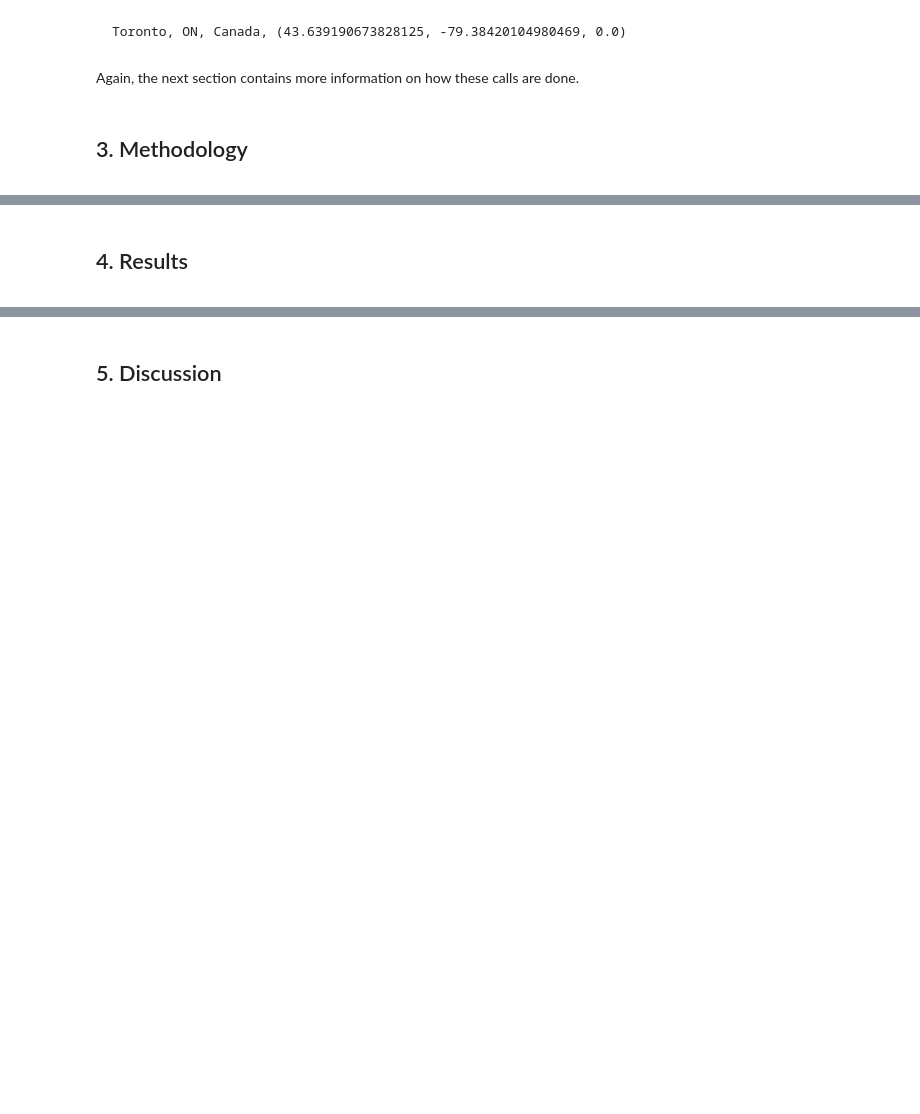
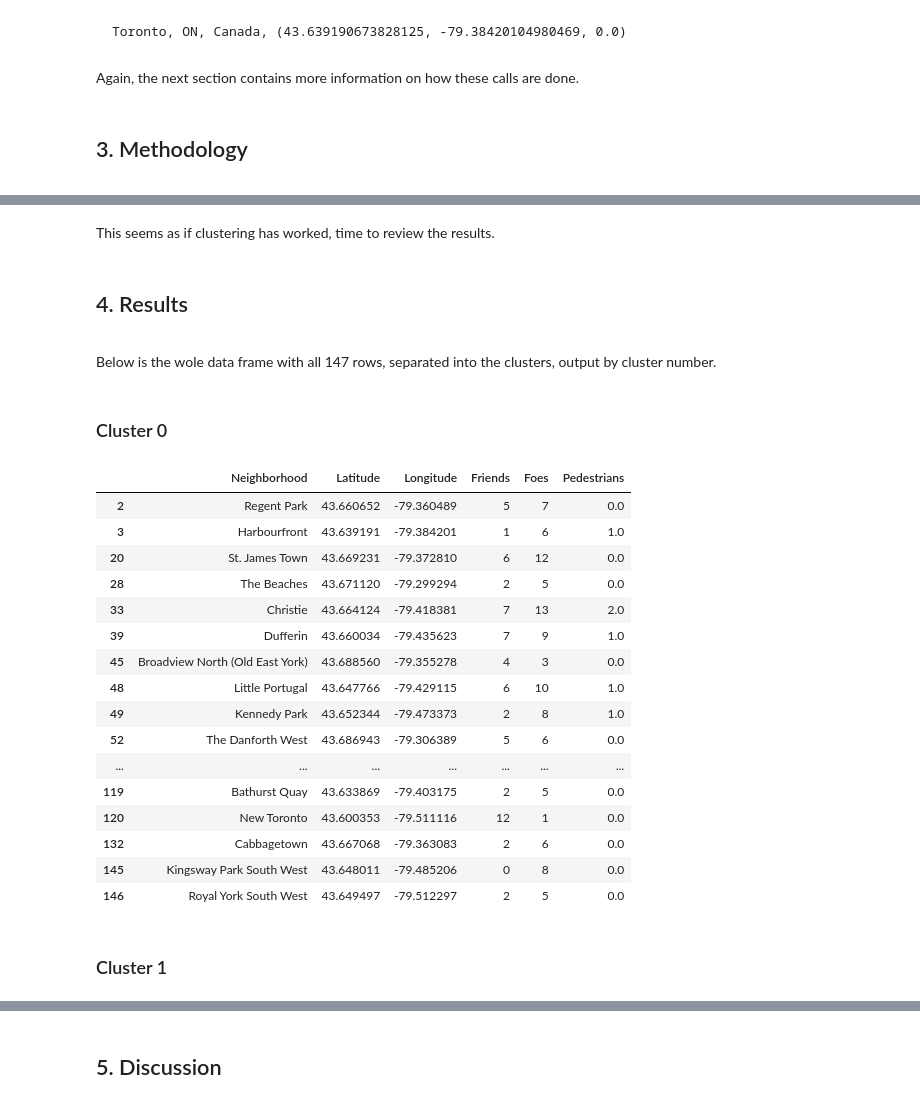
Before and after one commit to painter099/Coursera_Capstone, a Jupyter notebook: Coursera Data Science Capstone Project.ipynb, the cells around one changed output, grey strips where cells are left out. Drawn from its saved outputs; the diff is of its cells as text; code cells hidden in the pictures; blank space fills up the shorter version.

```diff
--- a/Coursera Data Science Capstone Project.ipynb
+++ b/Coursera Data Science Capstone Project.ipynb
@@ -176,0 +728,7 @@ Again, the next section contains more information on how these calls are done.
+# %%
+# Cluster again for results generation, 7
+k = 7
+kmeans = KMeans(n_clusters = k, random_state = 0, n_init = 12).fit(nff_clustering)
+
+# Add cluster labels to the neighbourhoods_venues_sorted data frame
+neighborhoods_friends_foes.insert(0, 'Cluster', kmeans.labels_)
@@ -177,2 +746,30 @@ Again, the next section contains more information on how these calls are done.
+# %% [markdown]
+This seems as if clustering has worked, time to review the results.
 # %% [markdown]
 <a name="results"><h2>4. Results</h2></a>
+# %% [markdown]
+Below is the wole data frame with all 147 rows, separated into the clusters, output by cluster number.
+# %% [markdown]
+### Cluster 0
+# %%
+neighborhoods_friends_foes[['Neighborhood', 'Latitude', 'Longitude', 'Friends', 'Foes', 'Pedestrians']].loc[neighborhoods_friends_foes['Cluster'] == 0, ]
+# %% [output]
+|  | Neighborhood | Latitude | Longitude | Friends | Foes | Pedestrians |
+| 2 | Regent Park | 43.660652 | -79.360489 | 5 | 7 | 0.0 |
+| 3 | Harbourfront | 43.639191 | -79.384201 | 1 | 6 | 1.0 |
+| 20 | St. James Town | 43.669231 | -79.372810 | 6 | 12 | 0.0 |
+| 28 | The Beaches | 43.671120 | -79.299294 | 2 | 5 | 0.0 |
+| 33 | Christie | 43.664124 | -79.418381 | 7 | 13 | 2.0 |
+| 39 | Dufferin | 43.660034 | -79.435623 | 7 | 9 | 1.0 |
+| 45 | Broadview North (Old East York) | 43.688560 | -79.355278 | 4 | 3 | 0.0 |
+| 48 | Little Portugal | 43.647766 | -79.429115 | 6 | 10 | 1.0 |
+| 49 | Kennedy Park | 43.652344 | -79.473373 | 2 | 8 | 1.0 |
+| 52 | The Danforth West | 43.686943 | -79.306389 | 5 | 6 | 0.0 |
+| ... | ... | ... | ... | ... | ... | ... |
+| 119 | Bathurst Quay | 43.633869 | -79.403175 | 2 | 5 | 0.0 |
+| 120 | New Toronto | 43.600353 | -79.511116 | 12 | 1 | 0.0 |
+| 132 | Cabbagetown | 43.667068 | -79.363083 | 2 | 6 | 0.0 |
+| 145 | Kingsway Park South West | 43.648011 | -79.485206 | 0 | 8 | 0.0 |
+| 146 | Royal York South West | 43.649497 | -79.512297 | 2 | 5 | 0.0 |
+# %% [markdown]
+### Cluster 1
```
Also changed, not shown: parts of 94 cells of this notebook.
